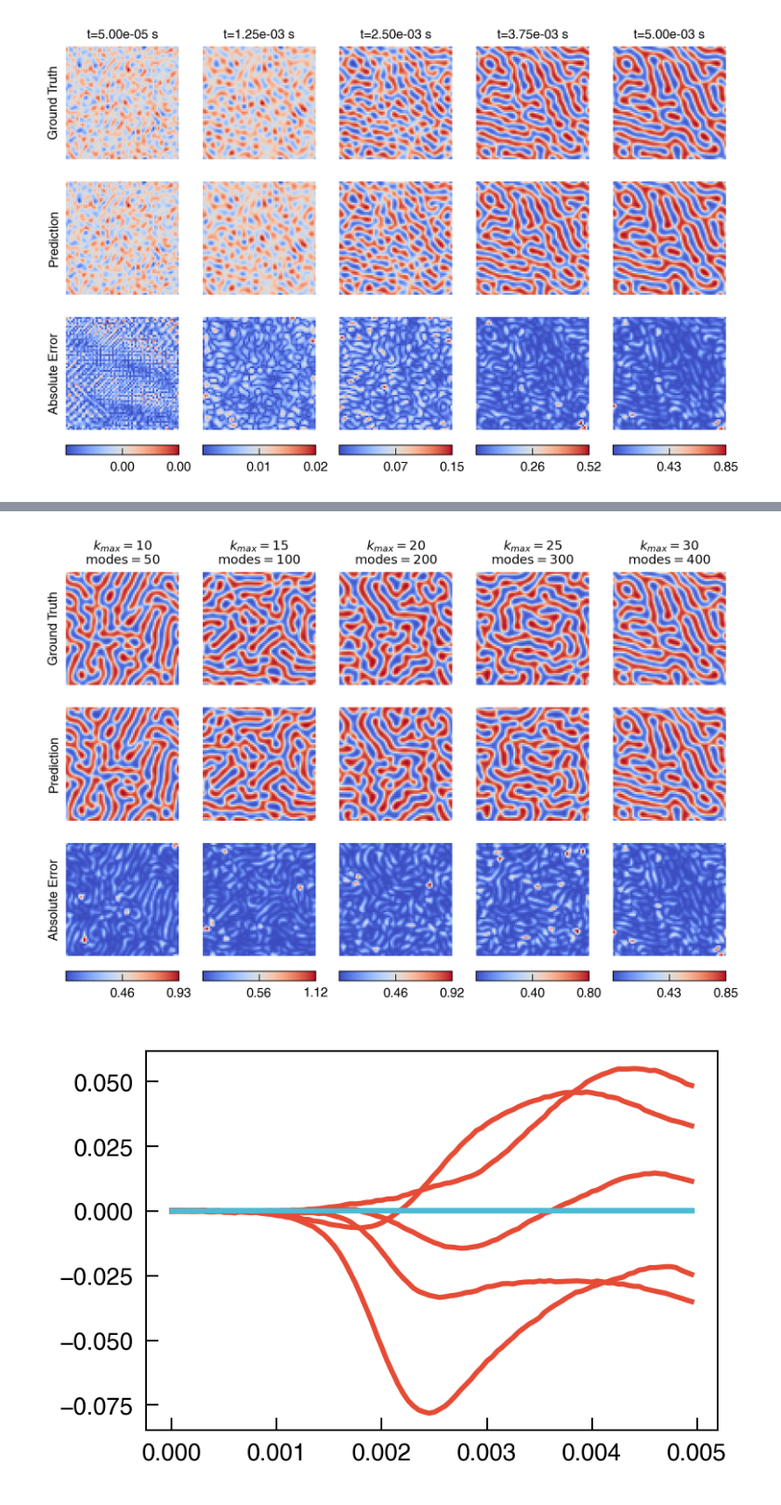
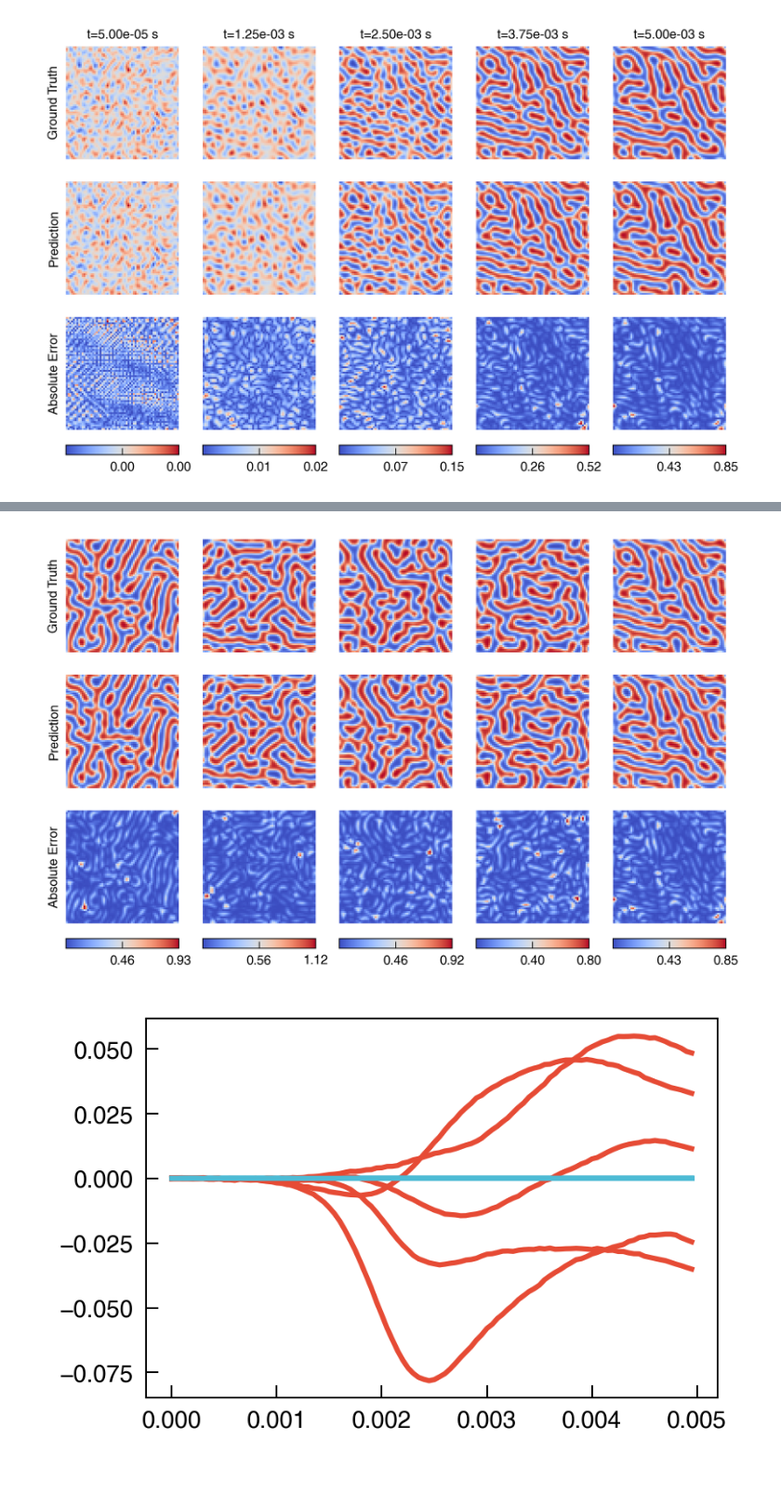
Before and after one commit to NanxiiChen/PF-PINO, a Jupyter notebook: spinodal_decomp/eval.ipynb, the cells around one changed output, grey strips where cells are left out. Shown at 93% size. Cells and saved outputs as stored; diff of their text form; code cells hidden in the pictures.

```diff
--- a/spinodal_decomp/eval.ipynb
+++ b/spinodal_decomp/eval.ipynb
@@ -2,7 +2,7 @@
 import os
 
 os.chdir("../")
-configs_file = "train_debug"
+configs_file = "train_fno"
 # %%
 import os
 from functools import partial
@@ -242,3 +242,34 @@ for i, idx in enumerate(idxs):
                  format='%.2f', ticks=jnp.linspace(0, jnp.max(diff), num=3))
 # %% [output]
 [figure]
+# %%
+nx = 64
+ny = 64
+lx = 1.0
+ly = 1.0
+dx = lx / nx
+dy = ly / ny
+kx = 2 * jnp.pi * jnp.fft.fftfreq(nx, d=lx/nx)
+ky = 2 * jnp.pi * jnp.fft.fftfreq(ny, d=ly/ny)
+KX, KY = jnp.meshgrid(kx, ky, indexing='xy') # indexing='xy' 对应 (ny, nx) 形状
+K2 = KX**2 + KY**2
+K4 = K2**2
+
+def compute_F(c):
+
+    grad_c_x_hat = 1j * KX * jnp.fft.fft2(c)
+    grad_c_y_hat = 1j * KY * jnp.fft.fft2(c)
+    grad_c_x = jnp.fft.ifft2(grad_c_x_hat).real
+    grad_c_y = jnp.fft.ifft2(grad_c_y_hat).real
+    grad_c_sq = grad_c_x**2 + grad_c_y**2
+    f_c = (configs.lambda_param / 2) * grad_c_sq + (1/4) * (c**2 - 1)**2
+    F_c = jnp.sum(f_c) * (dx * dy)
+    return F_c
+
+Fc_test = jax.vmap(compute_F)(y_test[example_th])
+Fc_pred = jax.vmap(compute_F)(u_preds[example_th])
+fig, ax = plt.subplots(1, 1, figsize=(3, 2))
+ax.plot(jnp.arange(steps) * dt * configs.Tc, Fc_test, label="Ground Truth")
+ax.plot(jnp.arange(steps) * dt * configs.Tc, Fc_pred, label="Prediction", linestyle='--')
+ax.set_xlabel("Time (s)")
+ax.set_ylabel("Free Energy F")
@@ -246,8 +280,6 @@ for i, idx in enumerate(idxs):
 meshesx = meshes[0]
 meshesy = meshes[1]
 example_ths = [0,1,2,3,4]
-modes = [50, 100, 200, 300, 400]
-kmaxs = [10, 15, 20, 25, 30]
 idx = -1
 component = 0
 fig, axes = plt.subplots(3, len(example_ths), figsize=(1.3 * len(example_ths), 3.8),)
@@ -259,8 +291,8 @@ for i, example_th in enumerate(example_ths):
         ax.text(-0.05, 0.5, "Ground Truth", ha="right", va="center", transform=ax.transAxes, rotation=90)
     # ax.set_title(f"Ground Truth t={int((idx+1)*dt*configs.Tc)} s")
     ax.set_axis_off()
-    ax.text(0.5, 1.05, fr"$k_{{max}}={kmaxs[i]}$" + "\n" + fr"$\text{{modes}}={modes[i]}$",
-             ha="center", va="bottom", transform=ax.transAxes)
+    # ax.text(0.5, 1.05, fr"$k_{{max}}={kmaxs[i]}$" + "\n" + fr"$\text{{modes}}={modes[i]}$",
+    #          ha="center", va="bottom", transform=ax.transAxes)
     ax.set_aspect('equal')
 
     ax = axes[1, i]
@@ -268,34 +300,34 @@ for i, example_th in enumerate(example_ths):
     ax.pcolormesh(meshesx, meshesy, u_preds[example_th, idx, component, :, :], shading='auto', cmap='coolwarm')
     if i == 0:
         ax.text(-0.05, 0.5, "Prediction", ha="right", va="center", transform=ax.transAxes, rotation=90)
     ax.set_axis_off()
     ax.set_aspect('equal')
 
     ax = axes[2, i]
     diff = jnp.abs(y_test[example_th, idx, component, :, :] - u_preds[example_th, idx, component, :, :])
     # diff_ax = ax.contourf(meshesx, meshesy, diff, levels=20, cmap='coolwarm')
     diff_ax = ax.pcolormesh(meshesx, meshesy, diff, shading='auto', cmap='coolwarm')
     if i == 0:
         ax.text(-0.05, 0.5, "Absolute Error", ha="right", va="center", transform=ax.transAxes, rotation=90)
     ax.set_axis_off()
     ax.set_aspect('equal')
     ax_bar = fig.add_axes([ax.get_position().x0,
                            ax.get_position().y0 - 0.05,
                            ax.get_position().width,
                            0.02])
 
     # L2 = jnp.linalg.norm(y_test[example_th, idx, component, :, :] - u_preds[example_th, idx, component, :, :]) / jnp.linalg.norm(y_test[example_th, idx, component, :, :])
     # # format as latex string wish scientific notation (\times 10^)
     # L2_magnitude = jnp.floor(jnp.log10(L2))
     # L2_coefficient = L2 / (10 ** L2_magnitude)
     # L2_text = r"$L_2=" + f"{L2_coefficient:.2f}" + r"\times 10^{" + f"{int(L2_magnitude)}" + "}$"
     # ax.text(0.01, 0.99, L2_text, ha="left", va="top", transform=ax.transAxes, fontsize=5, color='white')
 
     # fewer ticks on colorbar with 2 precision
     fig.colorbar(diff_ax, cax=ax_bar, orientation='horizontal',
                  format='%.2f', ticks=jnp.linspace(0, jnp.max(diff), num=3))
 # %% [output]
-[figure, old version]
+[figure, new version]
 # %%
 # conservation validation for c
 component = 0
```
Also changed, not shown: parts of 8 cells of this notebook, 3 other files.
